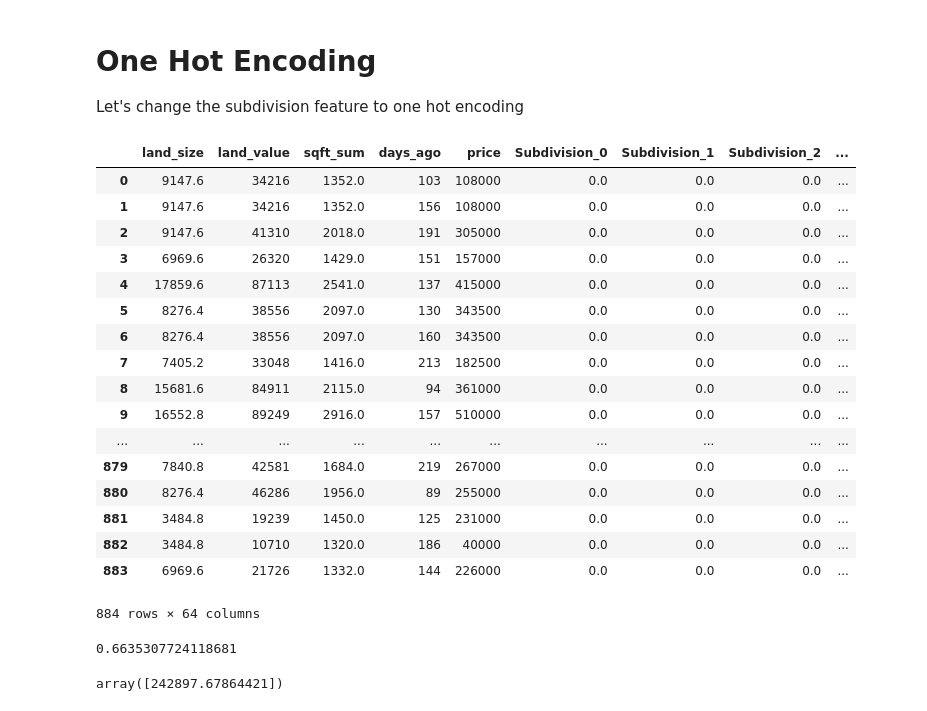
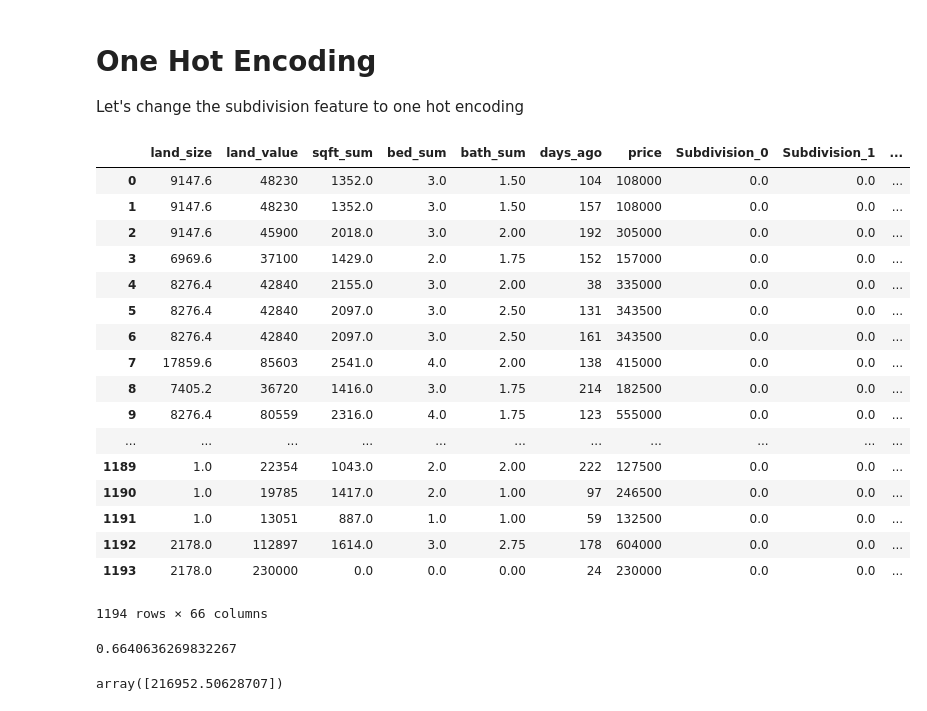
Before and after one commit to ottinger/apartments_analysis, a Jupyter notebook: housing_price_prediction/housing-price-prediction.ipynb, the cells around one changed output. Saved outputs shown, nothing was run; the diff lists cells and outputs as text; code cells hidden in the pictures.

Commit message:
Use updated sales list and updated property database (now with building details). Add beds/baths

```diff
--- a/housing_price_prediction/housing-price-prediction.ipynb
+++ b/housing_price_prediction/housing-price-prediction.ipynb
@@ -16,7 +16,7 @@ def read_sales_csv(filename):
                      'price': int(row['price'])})
     return sales
 
-conn = sqlite3.connect('NW_Central_OKC_w_land_area.db')
+conn = sqlite3.connect('file:NW_Central_OKC_w_bldg_details.db?mode=ro', uri=True)
 c = conn.cursor()
 
 sales = read_sales_csv('sales_list_2019.csv')
@@ -25,10 +27,16 @@ sales = read_sales_csv('sales_list_2019.csv')
 # %%
 combined_df = pd.read_sql_query("SELECT * FROM realproperty INNER JOIN buildings ON realproperty.id = buildings.local_property_id;", conn)
 rp_df = pd.read_sql_query("SELECT * FROM realproperty WHERE property_type = 'Residential'", conn)
-sqft_sums = combined_df.groupby(['account_number'])['sq_ft'].sum()
+rp_df = rp_df.set_index('account_number')
 
-rp_df = rp_df.set_index('account_number')
-rp_df['sqft_sum'] = sqft_sums
+# Get data about the buildings for each parcel. We'll sum up the data for now
+# (in cases where there's >1 building on the property)
+rp_df['sqft_sum'] = combined_df.groupby(['account_number'])['sq_ft'].sum()
+rp_df['bed_sum'] = combined_df.replace(-1,0).groupby(['account_number'])['bedrooms'].sum()
+rp_df['bath_sum'] = combined_df.replace(-1,0).groupby(['account_number'])['full_bathrooms'].sum() +\
+    (combined_df.groupby(['account_number'])['three_quarters_bathrooms'].sum() * 0.75) +\
+    (combined_df.groupby(['account_number'])['half_bathrooms'].sum() * 0.5)
+
 display(rp_df)
 # %% [output]
 |  | id | propertyid | property_type | location | building_name_occupant | city | owner_name_1 | ... |
@@ -242,42 +250,42 @@ linreg.score(X_test, y_test)
 
 Let's change the subdivision feature to one hot encoding
 # %%
-new_df = (merged_df[['land_size', 'land_value', 'subdivision', 'sqft_sum', 'days_ago', 'price']][merged_df.price != 0]
+new_df = (merged_df[['land_size', 'land_value', 'subdivision', 'sqft_sum', 'bed_sum', 'bath_sum', 'days_ago', 'price']][merged_df.price != 0]
           .dropna()
           .reset_index()
           .drop(columns=['index']))
 #new_df = new_df[new_df.price != 0]
 
 ohenc = preprocessing.OneHotEncoder()
 ohenc.fit([[x] for x in new_df['subdivision']])
 ohenc.categories_
 encoded = ohenc.transform([[x] for x in new_df['subdivision']]).toarray()
 encoded_df = pd.DataFrame(encoded, columns=["Subdivision_"+str(i) for i in range(encoded.shape[1])])
 #display(encoded_df)
 #new_df = pd.get_dummies(new_df, prefix=['subdivision'])
 
 new_df = new_df.drop(columns=['subdivision'])
 new_df = pd.concat([new_df, encoded_df], axis=1)
 display(new_df)
 # %% [output]
-|  | land_size | land_value | sqft_sum | days_ago | price | Subdivision_0 | Subdivision_1 | Subdivision_2 | ... |
-| 0 | 9147.6 | 34216 | 1352.0 | 103 | 108000 | 0.0 | 0.0 | 0.0 | ... |
-| 1 | 9147.6 | 34216 | 1352.0 | 156 | 108000 | 0.0 | 0.0 | 0.0 | ... |
-| 2 | 9147.6 | 41310 | 2018.0 | 191 | 305000 | 0.0 | 0.0 | 0.0 | ... |
-| 3 | 6969.6 | 26320 | 1429.0 | 151 | 157000 | 0.0 | 0.0 | 0.0 | ... |
-| 4 | 17859.6 | 87113 | 2541.0 | 137 | 415000 | 0.0 | 0.0 | 0.0 | ... |
-| 5 | 8276.4 | 38556 | 2097.0 | 130 | 343500 | 0.0 | 0.0 | 0.0 | ... |
-| 6 | 8276.4 | 38556 | 2097.0 | 160 | 343500 | 0.0 | 0.0 | 0.0 | ... |
-| 7 | 7405.2 | 33048 | 1416.0 | 213 | 182500 | 0.0 | 0.0 | 0.0 | ... |
-| 8 | 15681.6 | 84911 | 2115.0 | 94 | 361000 | 0.0 | 0.0 | 0.0 | ... |
-| 9 | 16552.8 | 89249 | 2916.0 | 157 | 510000 | 0.0 | 0.0 | 0.0 | ... |
-| ... | ... | ... | ... | ... | ... | ... | ... | ... | ... |
-| 879 | 7840.8 | 42581 | 1684.0 | 219 | 267000 | 0.0 | 0.0 | 0.0 | ... |
-| 880 | 8276.4 | 46286 | 1956.0 | 89 | 255000 | 0.0 | 0.0 | 0.0 | ... |
-| 881 | 3484.8 | 19239 | 1450.0 | 125 | 231000 | 0.0 | 0.0 | 0.0 | ... |
-| 882 | 3484.8 | 10710 | 1320.0 | 186 | 40000 | 0.0 | 0.0 | 0.0 | ... |
-| 883 | 6969.6 | 21726 | 1332.0 | 144 | 226000 | 0.0 | 0.0 | 0.0 | ... |
+|  | land_size | land_value | sqft_sum | bed_sum | bath_sum | days_ago | price | Subdivision_0 | Subdivision_1 | ... |
+| 0 | 9147.6 | 48230 | 1352.0 | 3.0 | 1.50 | 104 | 108000 | 0.0 | 0.0 | ... |
+| 1 | 9147.6 | 48230 | 1352.0 | 3.0 | 1.50 | 157 | 108000 | 0.0 | 0.0 | ... |
+| 2 | 9147.6 | 45900 | 2018.0 | 3.0 | 2.00 | 192 | 305000 | 0.0 | 0.0 | ... |
+| 3 | 6969.6 | 37100 | 1429.0 | 2.0 | 1.75 | 152 | 157000 | 0.0 | 0.0 | ... |
+| 4 | 8276.4 | 42840 | 2155.0 | 3.0 | 2.00 | 38 | 335000 | 0.0 | 0.0 | ... |
+| 5 | 8276.4 | 42840 | 2097.0 | 3.0 | 2.50 | 131 | 343500 | 0.0 | 0.0 | ... |
+| 6 | 8276.4 | 42840 | 2097.0 | 3.0 | 2.50 | 161 | 343500 | 0.0 | 0.0 | ... |
+| 7 | 17859.6 | 85603 | 2541.0 | 4.0 | 2.00 | 138 | 415000 | 0.0 | 0.0 | ... |
+| 8 | 7405.2 | 36720 | 1416.0 | 3.0 | 1.75 | 214 | 182500 | 0.0 | 0.0 | ... |
+| 9 | 8276.4 | 80559 | 2316.0 | 4.0 | 1.75 | 123 | 555000 | 0.0 | 0.0 | ... |
+| ... | ... | ... | ... | ... | ... | ... | ... | ... | ... | ... |
+| 1189 | 1.0 | 22354 | 1043.0 | 2.0 | 2.00 | 222 | 127500 | 0.0 | 0.0 | ... |
+| 1190 | 1.0 | 19785 | 1417.0 | 2.0 | 1.00 | 97 | 246500 | 0.0 | 0.0 | ... |
+| 1191 | 1.0 | 13051 | 887.0 | 1.0 | 1.00 | 59 | 132500 | 0.0 | 0.0 | ... |
+| 1192 | 2178.0 | 112897 | 1614.0 | 3.0 | 2.75 | 178 | 604000 | 0.0 | 0.0 | ... |
+| 1193 | 2178.0 | 230000 | 0.0 | 0.0 | 0.00 | 24 | 230000 | 0.0 | 0.0 | ... |
-884 rows × 64 columns
+1194 rows × 66 columns
 # %%
 X = new_df.drop('price',axis=1)
 y = new_df['price']
@@ -287,13 +295,13 @@ linreg = LinearRegression().fit(X_train, y_train)
 #display(X_test)
 linreg.score(X_test, y_test)
 # %% [output]
-0.6635307724118681
+0.6640636269832267
 # %%
 import numpy as np
 ch_oh = ohenc.transform([["EDGEMERE TERRACE"]]).toarray()
-ch_args = [10000, 40000, 3000, 10] + ch_oh.tolist()[0]
-ch_args = [6400, 34790, 1500, 10] + ch_oh.tolist()[0]
+ch_args = [10000, 40000, 3000, 4, 3, 10] + ch_oh.tolist()[0]
+ch_args = [6400, 34790, 1500, 4, 3, 10] + ch_oh.tolist()[0]
 #ch_args = ch_oh.tolist()
 linreg.predict([ch_args])
 # %% [output]
-array([242897.67864421])
+array([216952.50628707])
```
Also changed, not shown: parts of 12 cells of this notebook, 3 other files.
